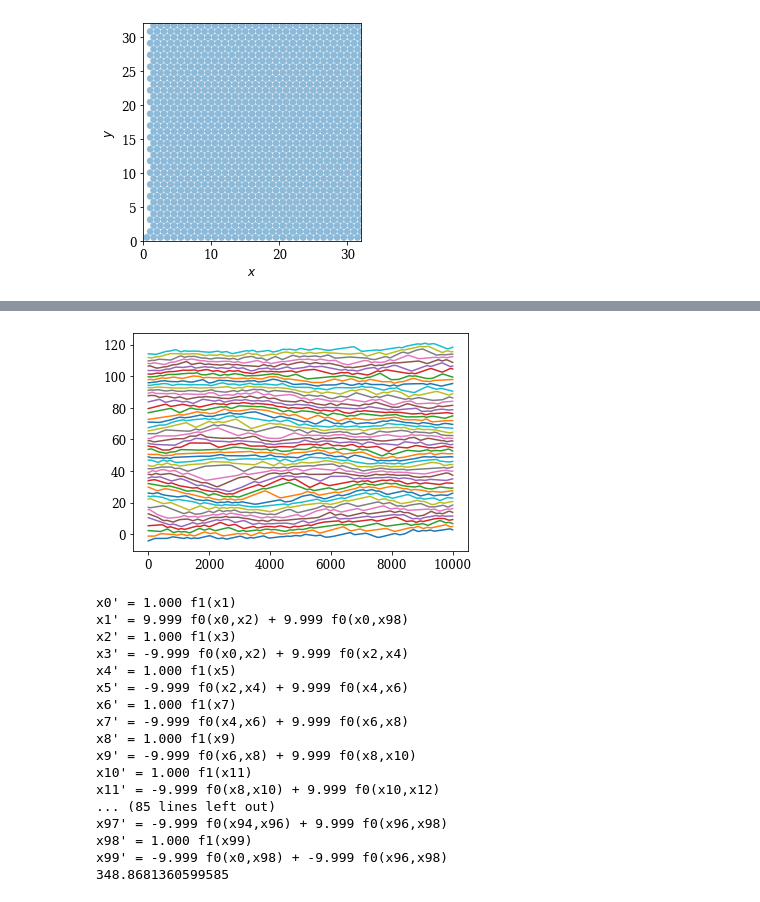
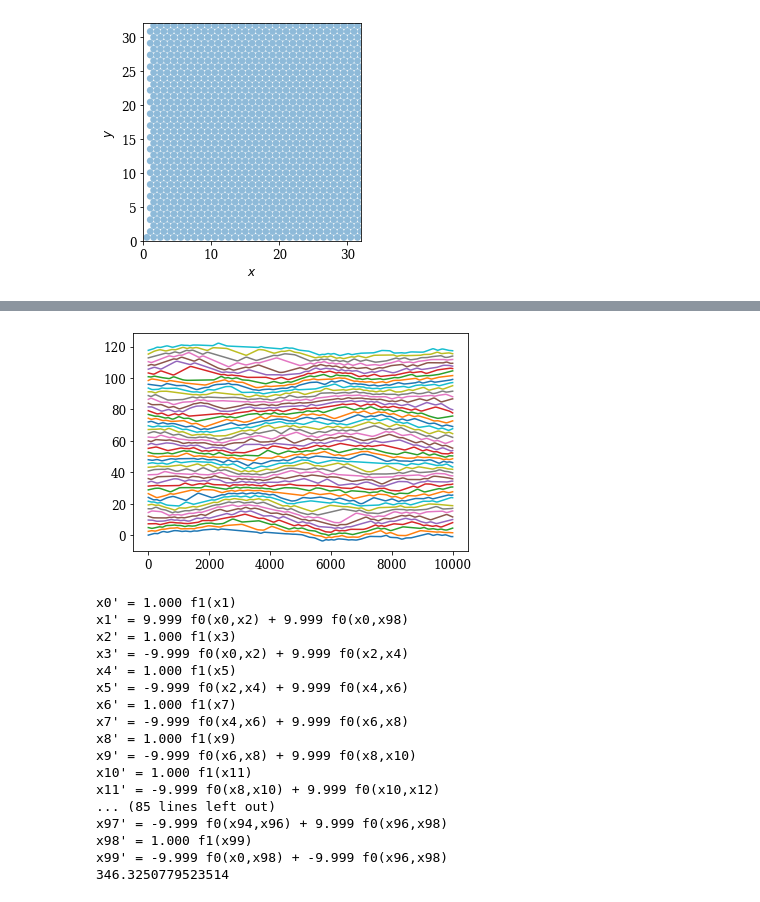
Before and after one commit to znicolaou/manybody, a Jupyter notebook: plot.ipynb, the cells around one changed output, grey strips where cells are left out. Cells and saved outputs as stored; diff of their text form; code cells hidden in the pictures.

```diff
--- a/plot.ipynb
+++ b/plot.ipynb
@@ -89,5 +86,5 @@ plt.show()
 # %%
-skip=1
+skip=10
 if os.path.isdir(filebase+'animation'):
     rmtree(filebase+'animation')
 if not os.path.isdir(filebase+'animation'):
@@ -198,5 +149,5 @@ plt.show()
 # %%
-filebase='data/1d3'
+filebase='data/1d'
 file=open(filebase+'out.dat')
 N,dim,t1,t2,t3,dt,L,R0,R,V,H=file.readline().split()
 N=int(N)
@@ -218,14 +169,6 @@ for i in range(int(N/4)):
 for i in range(int(3*N/4),N):
     states[:,2*i]=np.mod(states[:,2*i]-L/2,L)+L/2
 
-test=np.fromfile("data/test.dat")
-test2=test.reshape((50,5001,2))
-R=1
-dt=0.01
-order=np.argsort(test2[:,0,0])
-X=np.transpose([test2[order,:,0],test2[order,:,1]],axes=(1,0,2)).reshape(len(test2)*2,test2.shape[1]).T
 plt.matshow(states[:,1::2],aspect=len(states[0])/len(states)/2)
 plt.show()
-plt.matshow(X[:,1::2],aspect=len(X[0])/len(X)/2)
-plt.show()
 # %% [output]
@@ -234,31 +175,0 @@ plt.show()
-# %%
-test=np.fromfile("data/test.dat")
-test2=test.reshape((50,5001,2))
-R=1
-dt=0.01
-order=np.argsort(test2[:,0,0])
-X=np.transpose([test2[order,:,0],test2[order,:,1]],axes=(1,0,2)).reshape(len(test2)*2,test2.shape[1]).T
-plt.plot(X[:,::2])
-plt.show()
-def iden (x):
-    return x
-def pairwise (x,y):
-    d=y-x
-    return [ (1-np.linalg.norm(d[i])/(2*R))**1.5 if np.linalg.norm(d[i])<2*R else 0 for i in range(len(d)) ]
-def boundary1 (x):
-    y=60-R/2
-    d=y-x
-    return [ (1-np.linalg.norm(d[i])/(R))**1.5 if np.linalg.norm(d[i])<R else 0 for i in range(len(d)) ]
-def boundary2 (x):
-    y=-(60-R/2)
-    d=y-x
-    return [ (1-np.linalg.norm(d[i])/(R))**1.5 if np.linalg.norm(d[i])<R else 0 for i in range(len(d)) ]
-
-library_functions = [iden,pairwise,boundary1,boundary2]
-custom_library = ps.CustomLibrary(library_functions=library_functions)
-model = ps.SINDy(feature_library=custom_library)
-start=timeit.default_timer()
-model.fit(X, t=np.arange(0,len(X))*dt)
-stop=timeit.default_timer()
-model.print()
-print(stop-start)
@@ -284,5 +176,5 @@ x51' = -7.803 f0(x0) + 2.189 f0(x1) + 2.824 f0(x2) + 3.812 f0(x3) + 8.804 f0(x4)
 # %%
-filebase='data/1d3'
+filebase='data/1d'
 file=open(filebase+'out.dat')
 N,dim,t1,t2,t3,dt,L,R0,R,V,H=file.readline().split()
 N=int(N)
@@ -304,34 +196,34 @@ for i in range(int(N/4)):
 for i in range(int(3*N/4),N):
     states[:,2*i]=np.mod(states[:,2*i]-L/2,L)+L/2
 
 icoord=[]
 jcoord=[]
 ind=0
 while ind<len(order):
     icoord.append(order[ind+1:ind+2*order[ind]+1:2])
     jcoord.append(order[ind+2:ind+2*order[ind]+1:2])
     ind=ind+2*order[ind]+1
 coords= np.array([len(ind) for ind in icoord])/(N/2)
 plt.plot(states[:,::2])
 plt.show()
 
 def iden (x):
     return x
 def pairwise (x,y):
     d=np.mod(x-y+L/2,L)-L/2
     return [ np.sign(d[i])*(1-np.linalg.norm(d[i])/(2*R))**1.5 if np.linalg.norm(d[i])<2*R else 0 for i in range(len(d)) ]
 
 states.shape
 library_functions = [pairwise,iden]
 custom_library = ps.CustomLibrary(library_functions=library_functions)
 model = ps.SINDy(feature_library=custom_library)
 start=timeit.default_timer()
 model.fit(states, t=np.arange(0,len(states))*dt)
 stop=timeit.default_timer()
 model.print()
 print(stop-start)
 # %% [output]
-[figure, old version]
+[figure, new version]
 x0' = 1.000 f1(x1)
 x1' = 9.999 f0(x0,x2) + 9.999 f0(x0,x98)
 x2' = 1.000 f1(x3)
@@ -348,7 +240,7 @@ x11' = -9.999 f0(x8,x10) + 9.999 f0(x10,x12)
 x97' = -9.999 f0(x94,x96) + 9.999 f0(x96,x98)
 x98' = 1.000 f1(x99)
 x99' = -9.999 f0(x0,x98) + -9.999 f0(x96,x98)
-348.8681360599585
+346.3250779523514
 # %%
 N=50
 L=120
```
Also changed, not shown: parts of 14 cells of this notebook, 34 other files.
